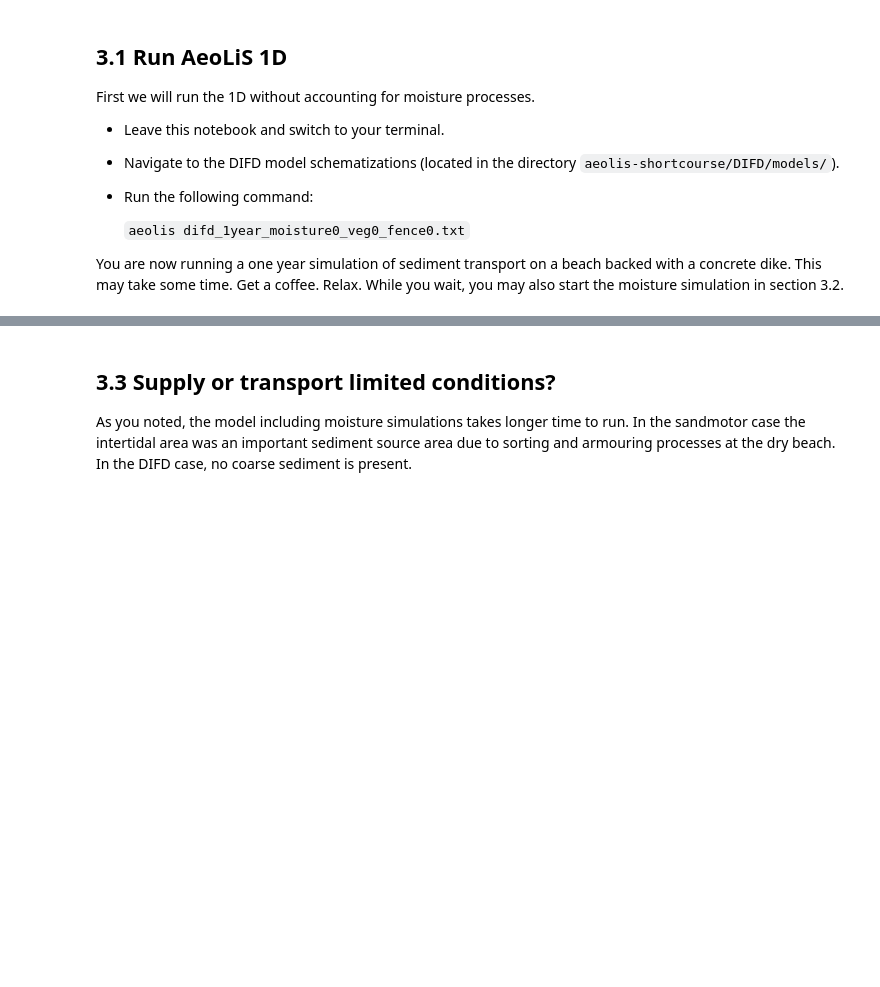
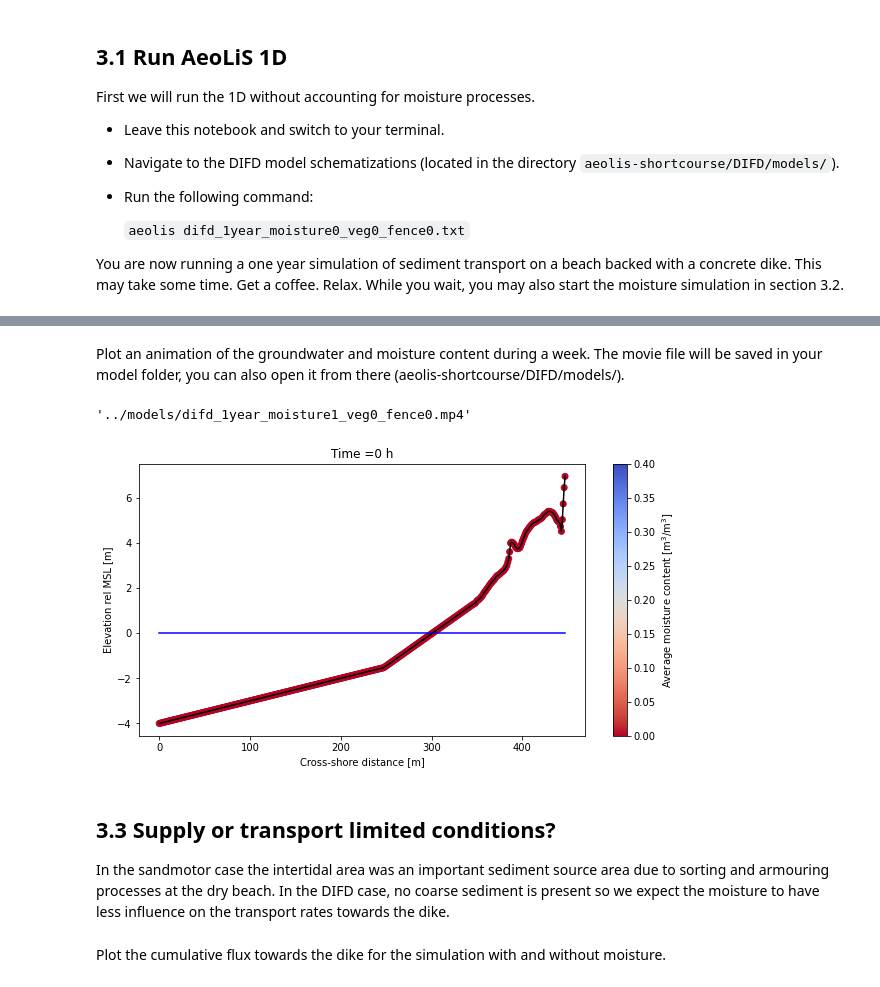
Before and after one commit to openearth/aeolis-shortcourse, a Jupyter notebook: DIFD/notebooks/AeoLiS - 3. 1D case with moisture effects.ipynb, the cells around one changed output, grey strips where cells are left out. Drawn from its saved outputs; the diff is of its cells as text; code cells hidden in the pictures; blank space fills up the shorter version.

```diff
--- a/DIFD/notebooks/AeoLiS - 3. 1D case with moisture effects.ipynb
+++ b/DIFD/notebooks/AeoLiS - 3. 1D case with moisture effects.ipynb
@@ -71,4 +86,13 @@ And read the model output.
+# %% [markdown]
+Plot an animation of the groundwater and moisture content during a week. The movie file will be saved in your model folder, you can also open it from there (aeolis-shortcourse/DIFD/models/).
+# %%
+moisture_animation('../models/difd_1year_moisture1_veg0_fence0.nc')
+# %% [output]
+'../models/difd_1year_moisture1_veg0_fence0.mp4'
+[figure, added]
 # %% [markdown]
 ## 3.3 Supply or transport limited conditions?
 
-As you noted, the model including moisture simulations takes longer time to run. In the sandmotor case the intertidal area was an important sediment source area due to sorting and armouring processes at the dry beach. In the DIFD case, no coarse sediment is present.
+In the sandmotor case the intertidal area was an important sediment source area due to sorting and armouring processes at the dry beach. In the DIFD case, no coarse sediment is present so we expect the moisture to have less influence on the transport rates towards the dike.
+# %% [markdown]
+Plot the cumulative flux towards the dike for the simulation with and without moisture.
```
Also changed, not shown: parts of 11 cells of this notebook, 4 other files.
